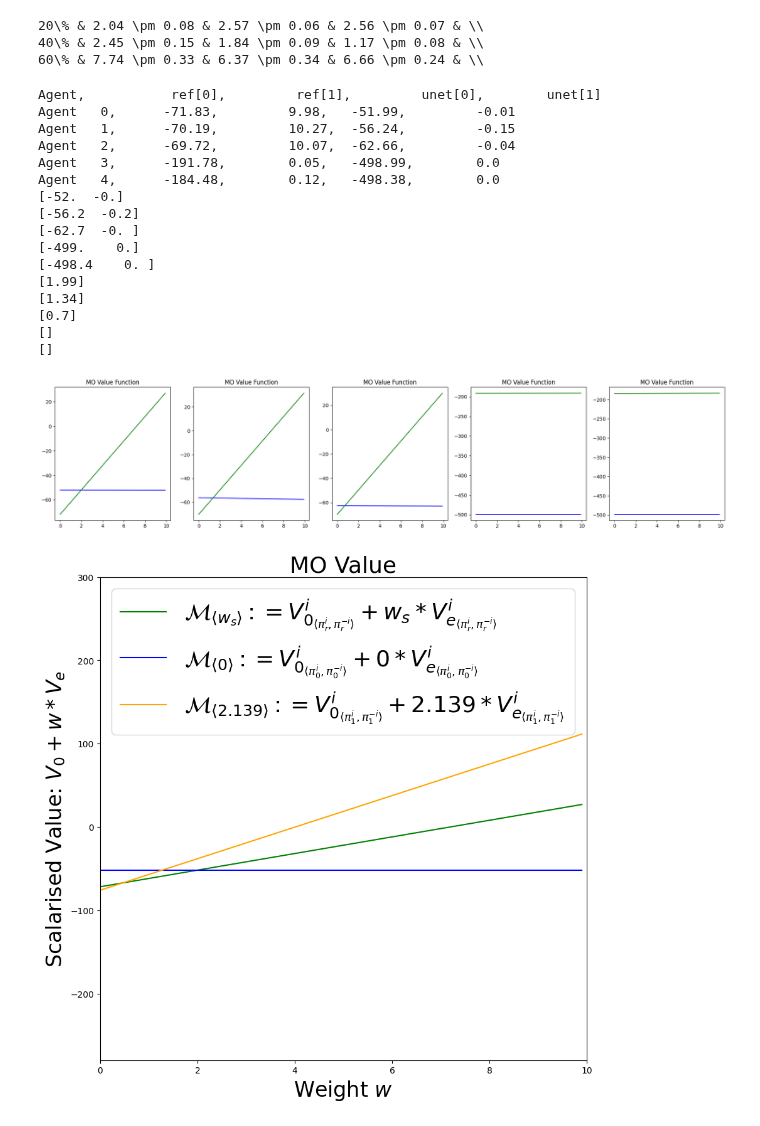
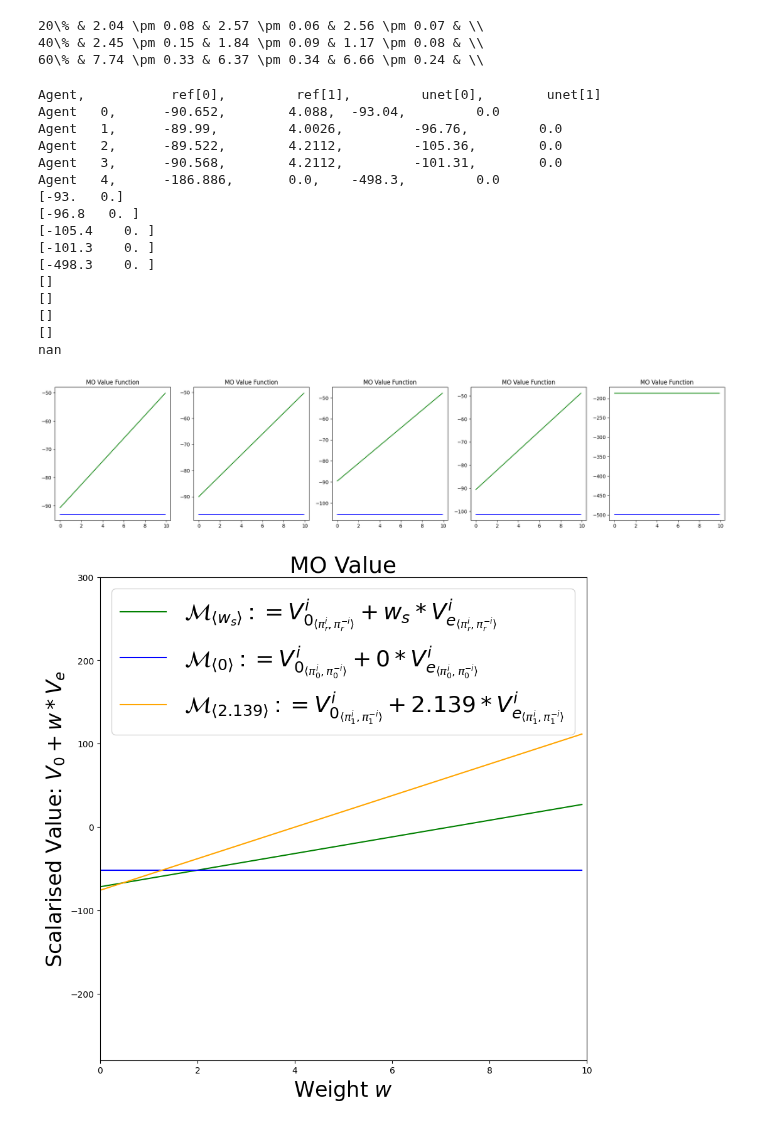
Before and after one commit to maymac00/MAEGG_IPPO, a Jupyter notebook: wes.ipynb, the cells around one changed output. Drawn from its saved outputs; the diff is of its cells as text; code cells hidden in the pictures.

```diff
--- a/wes.ipynb
+++ b/wes.ipynb
@@ -88,53 +88,53 @@ import matplotlib.pyplot as plt
 import  matplotlib
 # matplotlib.use("Qt5Agg")
 
-ref = policies[0.6][10]
-unet = policies[0.6][0]
+ref = policies[0.8][1]
+unet = policies[0.8][0]
 
 fig, axs = plt.subplots(1, 5, figsize=(25, 5))
 step = 0.1
 # for ag in mo_value_w10:
 max_weight = 10
 # Subplot for each agent
 x = np.arange(0, max_weight, step)
 w = np.array([np.ones(int(max_weight/step)), np.arange(0, max_weight, step)])
 
 print("Agent, \t\t ref[0],\t ref[1],\t unet[0],\t unet[1]")
 for i, ag in enumerate(range(5)):
     # Print lines like: Agent i, ref[0], ref[1], unet[0], unet[1]
     print(f"Agent \t{ag}, \t{ref[ag, 0]}, \t{ref[ag, 1]}, \t{unet[ag, 0]}, \t{unet[ag, 1]}")
 
 for i, ag in enumerate(range(5)):
     axs[i].set_title("MO Value Function")
     print(np.round(unet[ag], 1))
     axs[i].plot(x, np.dot(unet[ag], w), c="blue")
     axs[i].plot(x, np.dot(ref[ag], w), c="green")
 
 wes = []
 for ag in range(5):
     # Print intersecctions
     inter = get_intersection(unet[ag, 0], unet[ag, 1], ref[ag, 0], ref[ag, 1], max_weight=max_weight)
     print(inter)
     wes.append(inter)
 plt.show()
 # %% [output]
 Agent,           ref[0],         ref[1],         unet[0],        unet[1]
-Agent   0,      -71.83,         9.98,   -51.99,         -0.01
-Agent   1,      -70.19,         10.27,  -56.24,         -0.15
-Agent   2,      -69.72,         10.07,  -62.66,         -0.04
-Agent   3,      -191.78,        0.05,   -498.99,        0.0
-Agent   4,      -184.48,        0.12,   -498.38,        0.0
-[-52.  -0.]
-[-56.2  -0.2]
-[-62.7  -0. ]
-[-499.    0.]
-[-498.4    0. ]
-[1.99]
-[1.34]
-[0.7]
+Agent   0,      -90.652,        4.088,  -93.04,         0.0
+Agent   1,      -89.99,         4.0026,         -96.76,         0.0
+Agent   2,      -89.522,        4.2112,         -105.36,        0.0
+Agent   3,      -90.568,        4.2112,         -101.31,        0.0
+Agent   4,      -186.886,       0.0,    -498.3,         0.0
+[-93.   0.]
+[-96.8   0. ]
+[-105.4    0. ]
+[-101.3    0. ]
+[-498.3    0. ]
 []
 []
+[]
+[]
+nan
-[figure, old version]
+[figure, new version]
 # %%
 # Ploting for paper
 import matplotlib.pyplot as plt
```
Also changed, not shown: 2 other files.
